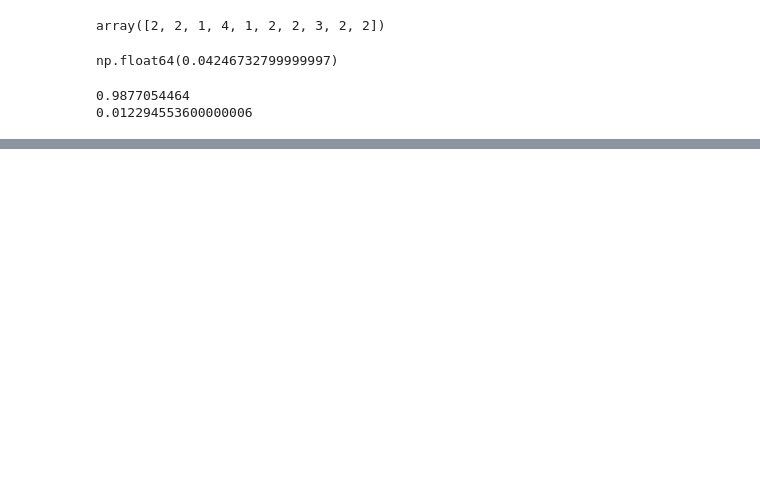
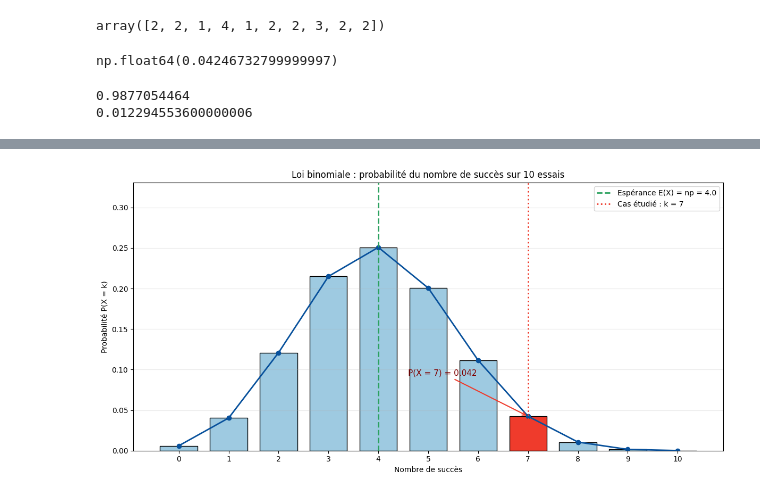
Before and after one commit to H3-8/stats, a Jupyter notebook: discrete_distrib.ipynb, the cells around one changed output, grey strips where cells are left out. Saved outputs shown, nothing was run; the diff lists cells and outputs as text; code cells hidden in the pictures; blank space fills up the shorter version.

```diff
--- a/discrete_distrib.ipynb
+++ b/discrete_distrib.ipynb
@@ -21,0 +34,43 @@ print(binom.sf(7, n=10, p=0.4))
+# %%
+import numpy as np
+import matplotlib.pyplot as plt
+from scipy.stats import binom
+
+n = 10
+p = 0.4
+k_highlight = 7
+
+k_values = np.arange(0, n + 1)
+pmf_values = binom.pmf(k_values, n=n, p=p)
+expected_value = n * p
+
+colors = ['#9ecae1' if k != k_highlight else '#ef3b2c' for k in k_values]
+
+plt.figure(figsize=(12, 6))
+plt.bar(k_values, pmf_values, color=colors, edgecolor='black', width=0.75)
+plt.plot(k_values, pmf_values, color='#08519c', linewidth=2, marker='o')
+
+plt.axvline(expected_value, color='#2ca25f', linestyle='--', linewidth=2, label=f'Espérance E(X) = np = {expected_value:.1f}')
+plt.axvline(k_highlight, color='#ef3b2c', linestyle=':', linewidth=2, label=f'Cas étudié : k = {k_highlight}')
+
+highlight_prob = binom.pmf(k_highlight, n=n, p=p)
+plt.annotate(
+    f'P(X = {k_highlight}) = {highlight_prob:.3f}',
+    xy=(k_highlight, highlight_prob),
+    xytext=(k_highlight - 2.4, highlight_prob + 0.05),
+    arrowprops=dict(arrowstyle='->', color='#ef3b2c', lw=1.5),
+    fontsize=11,
+    color='#7f0000'
+ )
+
+plt.title('Loi binomiale : probabilité du nombre de succès sur 10 essais')
+plt.xlabel('Nombre de succès')
+plt.ylabel('Probabilité P(X = k)')
+plt.xticks(k_values)
+plt.ylim(0, max(pmf_values) + 0.08)
+plt.grid(axis='y', alpha=0.25)
+plt.legend()
+plt.tight_layout()
+plt.show()
+# %% [output]
+[figure, added]
```
Also changed, not shown: parts of 1 cell of this notebook.
